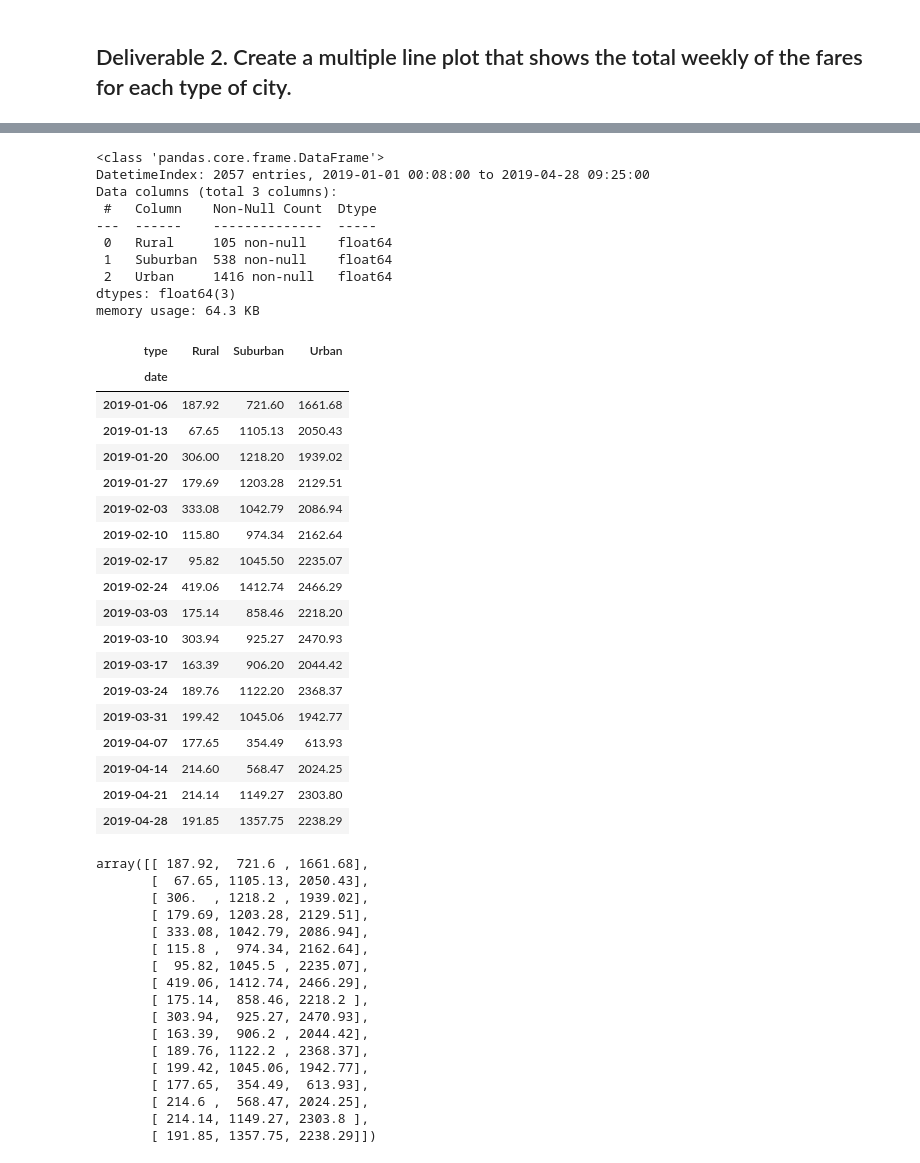
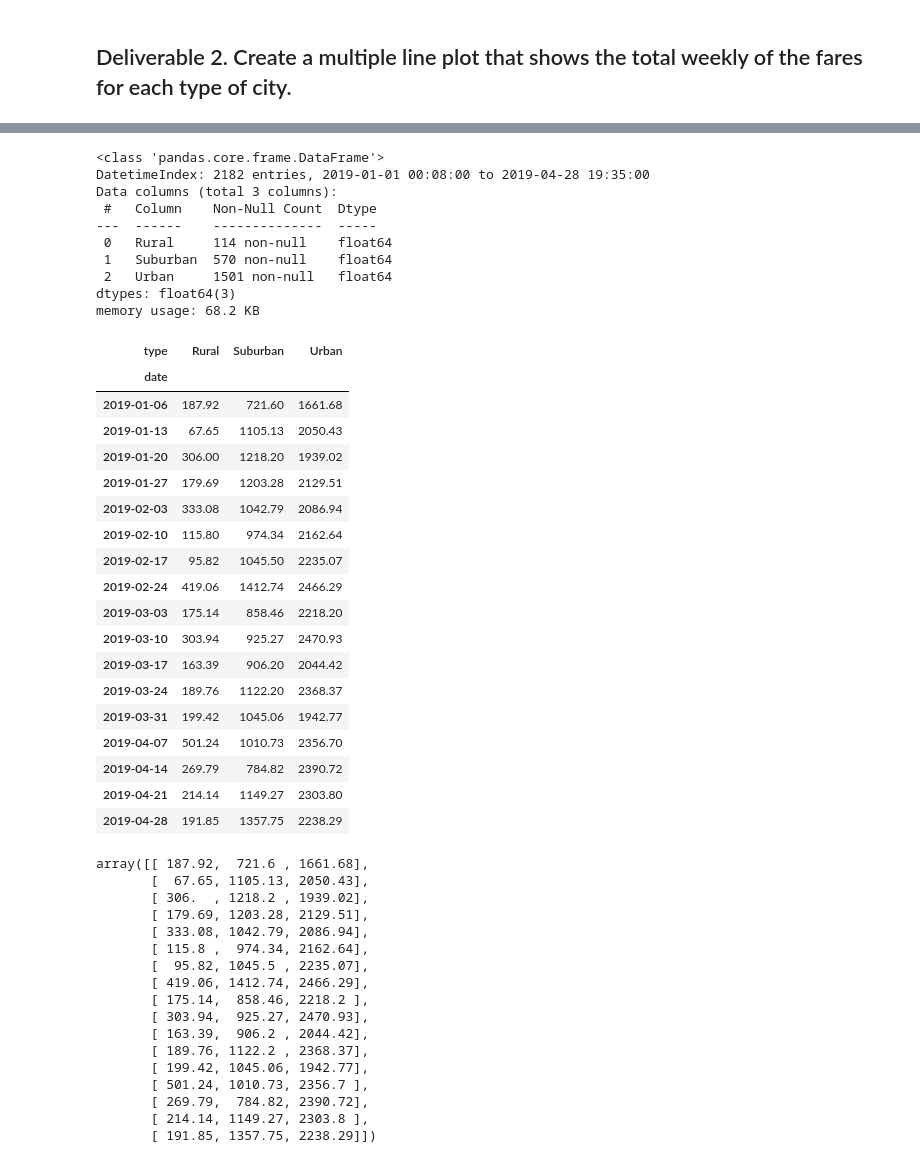
Before and after one commit to DONtheGREAT/PyBer_Analysis, a Jupyter notebook: PyBer_Challenge_starter_code.ipynb, the cells around one changed output, grey strips where cells are left out. Saved outputs shown, nothing was run; the diff lists cells and outputs as text; code cells hidden in the pictures.

```diff
--- a/PyBer_Challenge_starter_code.ipynb
+++ b/PyBer_Challenge_starter_code.ipynb
@@ -141,6 +141,7 @@ pyber_summary_df
 ## Deliverable 2.  Create a multiple line plot that shows the total weekly of the fares for each type of city.
 # %%
 # 1. Read the merged DataFrame
+pyber_data_df["date"] = pd.to_datetime(pyber_data_df["date"])
 pyber_data_df
 # %% [output]
 |  | city | date | fare | ride_id | driver_count | type |
@@ -159,6 +160,6 @@ pyber_data_df
 # %%
 # 2. Using groupby() to create a new DataFrame showing the sum of the fares
 #  for each date where the indices are the city type and date.
-totalfares_bydate_df = pyber_data_df.groupby(["type", "date"]).sum()["fare"]
+totalfares_bydate_df = pd.DataFrame(pyber_data_df.groupby(["type", "date"]).sum()["fare"])
 totalfares_bydate_df
 # %% [output]
@@ -197,7 +199,7 @@ totalfares_datereset
 # %%
 # 4. Create a pivot table with the 'date' as the index, the columns ='type', and values='fare'
 # to get the total fares for each type of city by the date.
-fares_by_date_type_df = totalfares_datereset.pivot(index = "date", columns = "type", values = "fare")
+fares_by_date_type_df = pd.DataFrame(totalfares_datereset.pivot(index = "date", columns = "type", values = "fare"))
 fares_by_date_type_df
 # %% [output]
 | type | Rural | Suburban | Urban |
@@ -216,7 +218,7 @@ fares_by_date_type_df
 2361 rows × 3 columns
 # %%
 # 5. Create a new DataFrame from the pivot table DataFrame using loc on the given dates, '2019-01-01':'2019-04-29'.
-fares_by_range_df = fares_by_date_type_df.loc["1/1/2019":"4/29/2019"]
+fares_by_range_df = pd.DataFrame(fares_by_date_type_df.loc['2019-01-01':'2019-04-28':])
 fares_by_range_df
 # %% [output]
 | type | Rural | Suburban | Urban |
@@ -256,38 +260,38 @@ DatetimeIndex(['2019-01-01 00:08:00', '2019-01-01 00:46:00',
 fares_by_range_df.info()
 # %% [output]
 <class 'pandas.core.frame.DataFrame'>
-DatetimeIndex: 2057 entries, 2019-01-01 00:08:00 to 2019-04-28 09:25:00
+DatetimeIndex: 2182 entries, 2019-01-01 00:08:00 to 2019-04-28 19:35:00
 Data columns (total 3 columns):
  #   Column    Non-Null Count  Dtype
 ---  ------    --------------  -----
- 0   Rural     105 non-null    float64
- 1   Suburban  538 non-null    float64
- 2   Urban     1416 non-null   float64
+ 0   Rural     114 non-null    float64
+ 1   Suburban  570 non-null    float64
+ 2   Urban     1501 non-null   float64
 dtypes: float64(3)
-memory usage: 64.3 KB
+memory usage: 68.2 KB
 # %%
 # 8. Create a new DataFrame using the "resample()" function by week 'W' and get the sum of the fares for each week.
 
-fare_range_week_df = fares_by_range_df.resample("W").sum()
+fare_range_week_df = pd.DataFrame(fares_by_range_df.resample("W").sum())
 fare_range_week_df
 # %% [output]
 | type | Rural | Suburban | Urban |
 | date |  |  |  |
 | 2019-01-06 | 187.92 | 721.60 | 1661.68 |
 | 2019-01-13 | 67.65 | 1105.13 | 2050.43 |
 | 2019-01-20 | 306.00 | 1218.20 | 1939.02 |
 | 2019-01-27 | 179.69 | 1203.28 | 2129.51 |
 | 2019-02-03 | 333.08 | 1042.79 | 2086.94 |
 | 2019-02-10 | 115.80 | 974.34 | 2162.64 |
 | 2019-02-17 | 95.82 | 1045.50 | 2235.07 |
 | 2019-02-24 | 419.06 | 1412.74 | 2466.29 |
 | 2019-03-03 | 175.14 | 858.46 | 2218.20 |
 | 2019-03-10 | 303.94 | 925.27 | 2470.93 |
 | 2019-03-17 | 163.39 | 906.20 | 2044.42 |
 | 2019-03-24 | 189.76 | 1122.20 | 2368.37 |
 | 2019-03-31 | 199.42 | 1045.06 | 1942.77 |
-| 2019-04-07 | 177.65 | 354.49 | 613.93 |
-| 2019-04-14 | 214.60 | 568.47 | 2024.25 |
+| 2019-04-07 | 501.24 | 1010.73 | 2356.70 |
+| 2019-04-14 | 269.79 | 784.82 | 2390.72 |
 | 2019-04-21 | 214.14 | 1149.27 | 2303.80 |
 | 2019-04-28 | 191.85 | 1357.75 | 2238.29 |
 # %%
@@ -306,8 +310,8 @@ array([[ 187.92,  721.6 , 1661.68],
        [ 163.39,  906.2 , 2044.42],
        [ 189.76, 1122.2 , 2368.37],
        [ 199.42, 1045.06, 1942.77],
-       [ 177.65,  354.49,  613.93],
-       [ 214.6 ,  568.47, 2024.25],
+       [ 501.24, 1010.73, 2356.7 ],
+       [ 269.79,  784.82, 2390.72],
        [ 214.14, 1149.27, 2303.8 ],
        [ 191.85, 1357.75, 2238.29]])
 # %%
```
Also changed, not shown: parts of 7 cells of this notebook.
